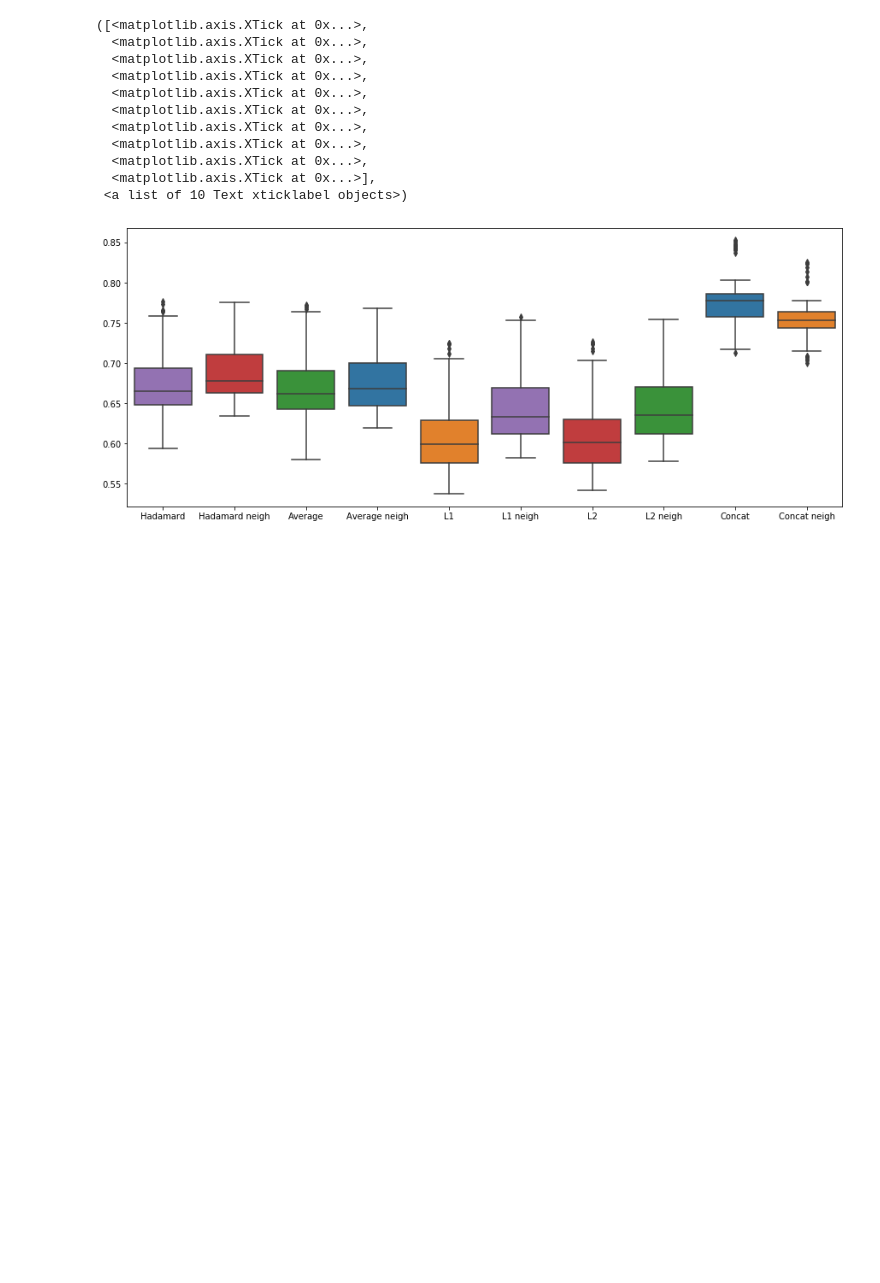
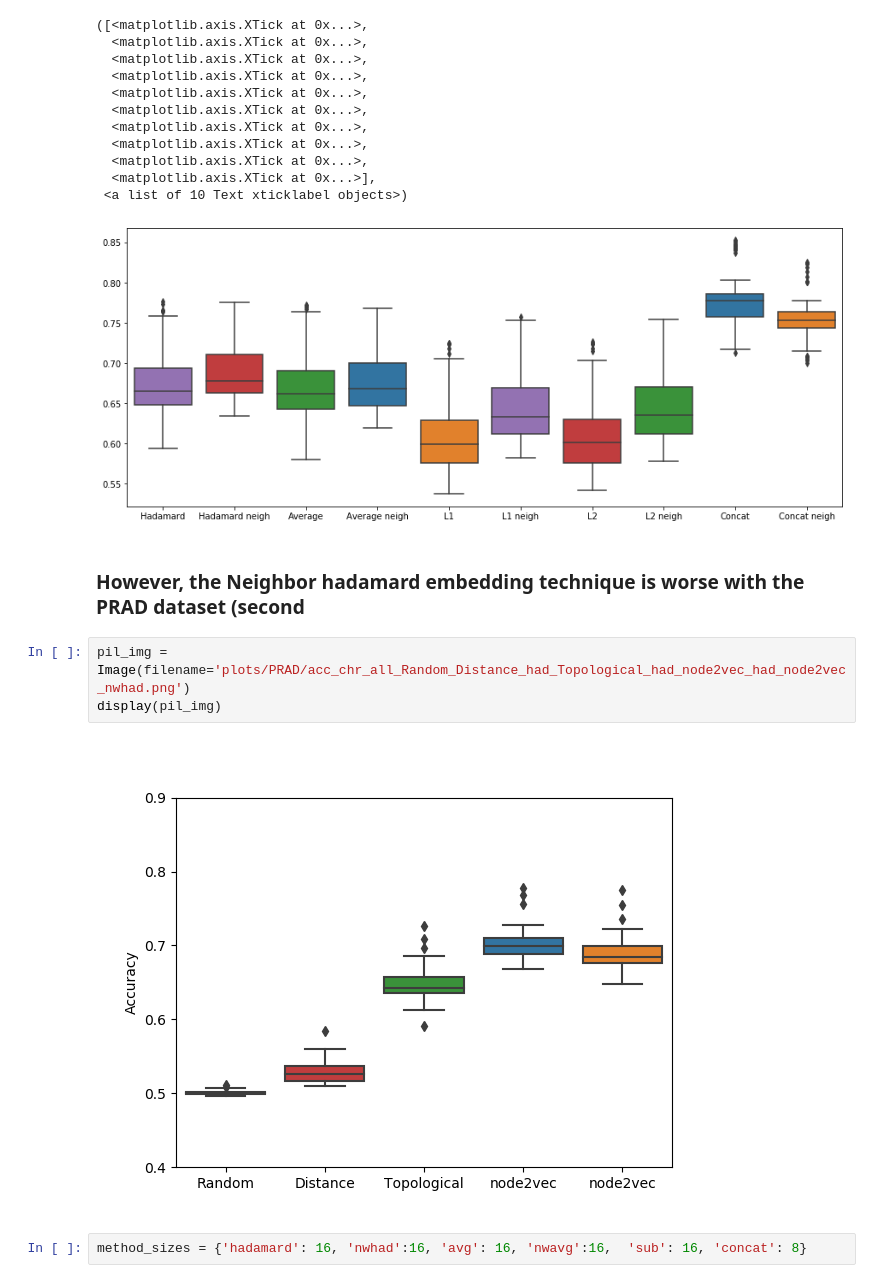
Before and after one commit to marcovarrone/gene-expression-chromatin, a Jupyter notebook: src/link_prediction/09_plots.ipynb, the cells around one changed output. Drawn from its saved outputs; the diff is of its cells as text; blank space fills up the shorter version.

```diff
--- a/src/link_prediction/09_plots.ipynb
+++ b/src/link_prediction/09_plots.ipynb
@@ -240,3 +279,12 @@ plt.xticks(np.arange(10),['Hadamard', 'Hadamard neigh', 'Average', 'Average neig
   <matplotlib.axis.XTick at 0x...>],
  <a list of 10 Text xticklabel objects>)
 [figure]
+# %% [markdown]
+### However, the Neighbor hadamard embedding technique is worse with the PRAD dataset (second
+# %%
+pil_img = Image(filename='plots/PRAD/acc_chr_all_Random_Distance_had_Topological_had_node2vec_had_node2vec_nwhad.png')
+display(pil_img)
+# %% [output]
+[figure, added]
+# %%
+method_sizes = {'hadamard': 16, 'nwhad':16, 'avg': 16, 'nwavg':16,  'sub': 16, 'concat': 8}
```
Also changed, not shown: parts of 6 cells of this notebook.
